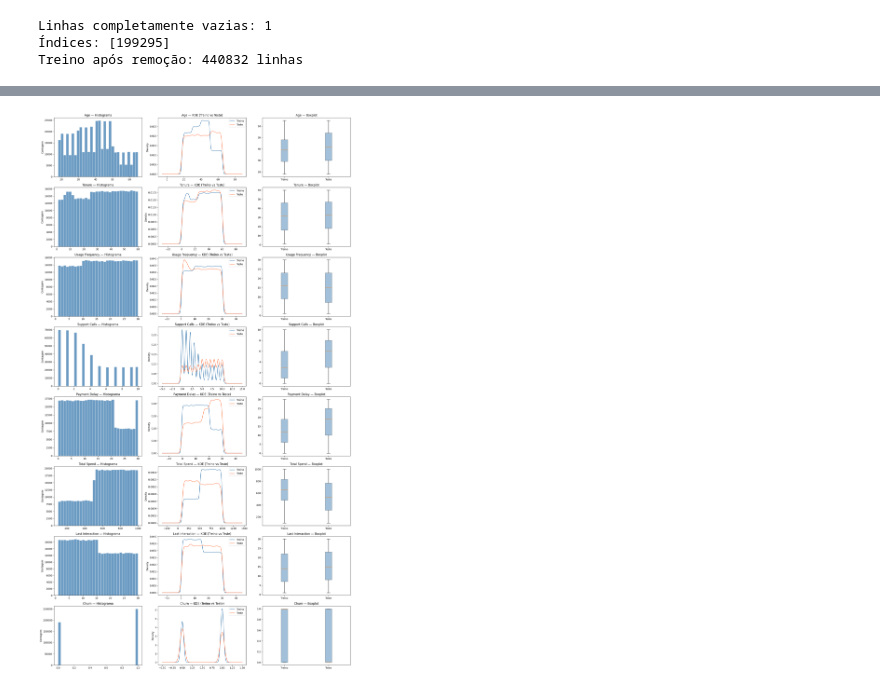
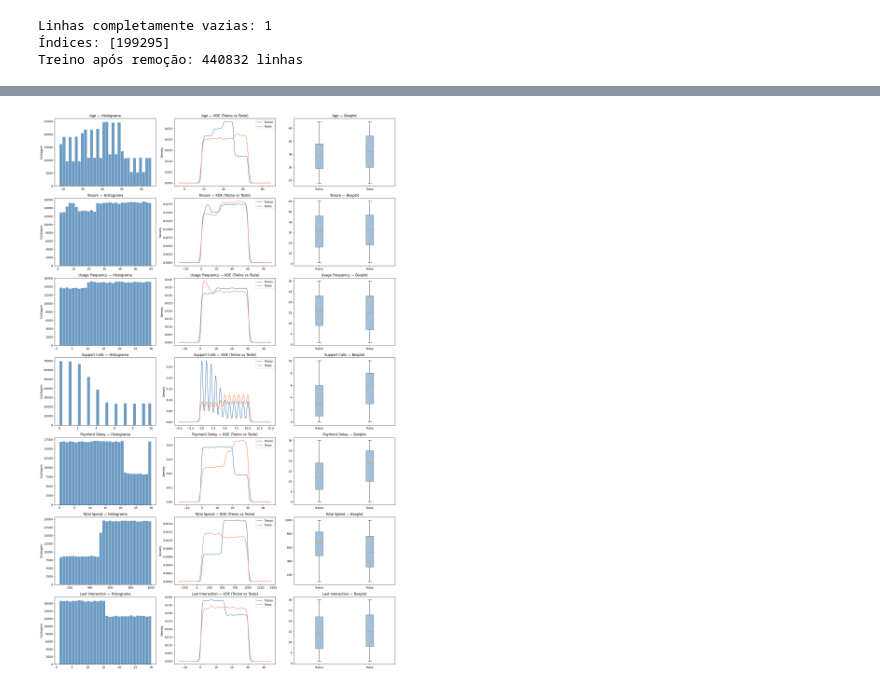
Before and after one commit to joaosaraivarodrigues1/CMC13, a Jupyter notebook: notebooks/1_preparacao_dados.ipynb, the cells around one changed output, grey strips where cells are left out. Cells and saved outputs as stored; diff of their text form; code cells hidden in the pictures.

```diff
--- a/notebooks/1_preparacao_dados.ipynb
+++ b/notebooks/1_preparacao_dados.ipynb
@@ -140,31 +174,33 @@ kurtosis      -1.926632     -1.988951
 # %%
-# Bloco 1 — Numéricas: Histograma + KDE + Boxplot (lado a lado)
-cols_num = df_treino.select_dtypes(include='number').columns.drop('CustomerID')
+# Features contínuas: Histograma + KDE + Boxplot
+cols_continuas = ['Age', 'Tenure', 'Usage Frequency', 'Support Calls',
+                  'Payment Delay', 'Total Spend', 'Last Interaction']
 
-fig, axes = plt.subplots(len(cols_num), 3, figsize=(18, 4 * len(cols_num)))
+fig, axes = plt.subplots(len(cols_continuas), 3, figsize=(18, 4 * len(cols_continuas)))
 
-for i, col in enumerate(cols_num):
+for i, col in enumerate(cols_continuas):
     # Histograma
-    axes[i, 0].hist(df_treino[col].dropna(), bins=30, color='steelblue', edgecolor='white', alpha=0.8)
+    axes[i, 0].hist(df_treino[col], bins=30, color='steelblue', edgecolor='white', alpha=0.8)
     axes[i, 0].set_title(f'{col} — Histograma')
     axes[i, 0].set_ylabel('Contagem')
 
     # KDE
-    df_treino[col].dropna().plot.kde(ax=axes[i, 1], color='steelblue', label='Treino')
-    df_teste[col].dropna().plot.kde(ax=axes[i, 1], color='coral', label='Teste')
+    df_treino[col].plot.kde(ax=axes[i, 1], color='steelblue', label='Treino')
+    df_teste[col].plot.kde(ax=axes[i, 1], color='coral', label='Teste')
     axes[i, 1].set_title(f'{col} — KDE (Treino vs Teste)')
     axes[i, 1].legend()
 
     # Boxplot
     axes[i, 2].boxplot(
-        [df_treino[col].dropna(), df_teste[col].dropna()],
+        [df_treino[col], df_teste[col]],
         tick_labels=['Treino', 'Teste'], vert=True,
         patch_artist=True,
         boxprops=dict(facecolor='steelblue', alpha=0.5)
     )
     axes[i, 2].set_title(f'{col} — Boxplot')
 
 plt.tight_layout()
+plt.savefig('../relatorio/imagens/1_prep_histogramas_numericas.png', dpi=150, bbox_inches='tight')
 plt.show()
 # %% [output]
-[figure, old version]
+[figure, new version]
```
Also changed, not shown: parts of 14 cells of this notebook, 5 other files.
